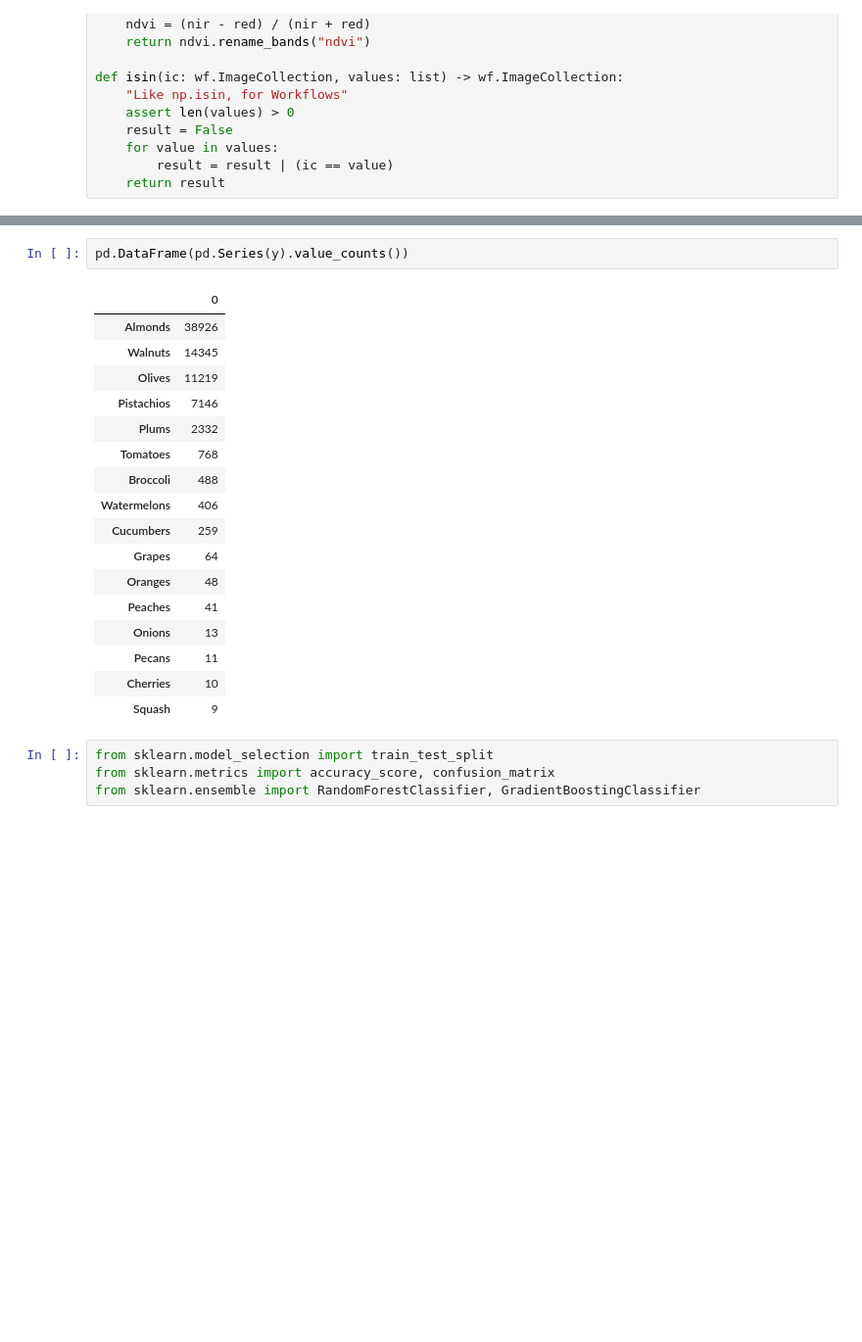
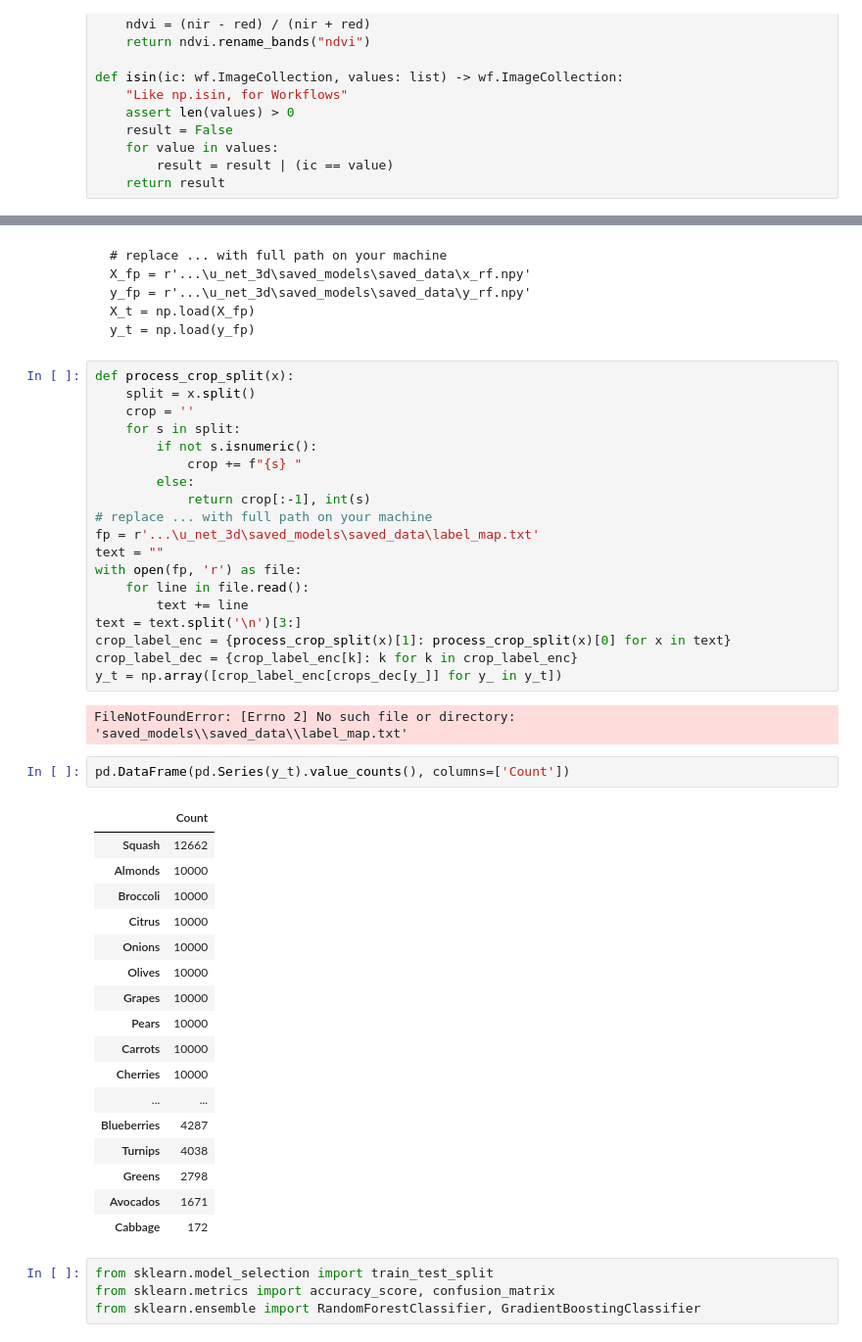
Before and after one commit to datasciencerf/u_net_3d, a Jupyter notebook: notebooks/Random Forest Predictions.ipynb, the cells around one changed output, grey strips where cells are left out. Shown: that part at 98% size. Cells and saved outputs as stored; diff of their text form; blank space fills up the shorter version.

Commit message:
Updated Random Forest Notebook with balanced pixel level data

````diff
--- a/notebooks/Random Forest Predictions.ipynb
+++ b/notebooks/Random Forest Predictions.ipynb
@@ -377,23 +255,52 @@ y = [crops_labels[crops_dec[v]] for v in y]
+# %% [markdown]
+```
+# replace ... with full path on your machine
+X_fp = r'...\u_net_3d\saved_models\saved_data\x_rf.npy'
+y_fp = r'...\u_net_3d\saved_models\saved_data\y_rf.npy'
+X_t = np.load(X_fp)
+y_t = np.load(y_fp)
+```
+# %%
+def process_crop_split(x):
+    split = x.split()
+    crop = ''
+    for s in split:
+        if not s.isnumeric():
+            crop += f"{s} "
+        else:
+            return crop[:-1], int(s)
+# replace ... with full path on your machine
+fp = r'...\u_net_3d\saved_models\saved_data\label_map.txt'
+text = ""
+with open(fp, 'r') as file:
+    for line in file.read():
+        text += line
+text = text.split('\n')[3:]
+crop_label_enc = {process_crop_split(x)[1]: process_crop_split(x)[0] for x in text}
+crop_label_dec = {crop_label_enc[k]: k for k in crop_label_enc}
+y_t = np.array([crop_label_enc[crops_dec[y_]] for y_ in y_t])
+# %% [output]
+FileNotFoundError: [Errno 2] No such file or directory: 'saved_models\\saved_data\\label_map.txt'
 # %%
-pd.DataFrame(pd.Series(y).value_counts())
+pd.DataFrame(pd.Series(y_t).value_counts(), columns=['Count'])
 # %% [output]
-|  | 0 |
-| Almonds | 38926 |
-| Walnuts | 14345 |
-| Olives | 11219 |
-| Pistachios | 7146 |
-| Plums | 2332 |
-| Tomatoes | 768 |
-| Broccoli | 488 |
-| Watermelons | 406 |
-| Cucumbers | 259 |
-| Grapes | 64 |
-| Oranges | 48 |
-| Peaches | 41 |
-| Onions | 13 |
-| Pecans | 11 |
-| Cherries | 10 |
-| Squash | 9 |
+|  | Count |
+| Squash | 12662 |
+| Almonds | 10000 |
+| Broccoli | 10000 |
+| Citrus | 10000 |
+| Onions | 10000 |
+| Olives | 10000 |
+| Grapes | 10000 |
+| Pears | 10000 |
+| Carrots | 10000 |
+| Cherries | 10000 |
+| ... | ... |
+| Blueberries | 4287 |
+| Turnips | 4038 |
+| Greens | 2798 |
+| Avocados | 1671 |
+| Cabbage | 172 |
 # %%
 from sklearn.model_selection import train_test_split
 from sklearn.metrics import accuracy_score, confusion_matrix
````
Also changed, not shown: parts of 31 cells of this notebook.
